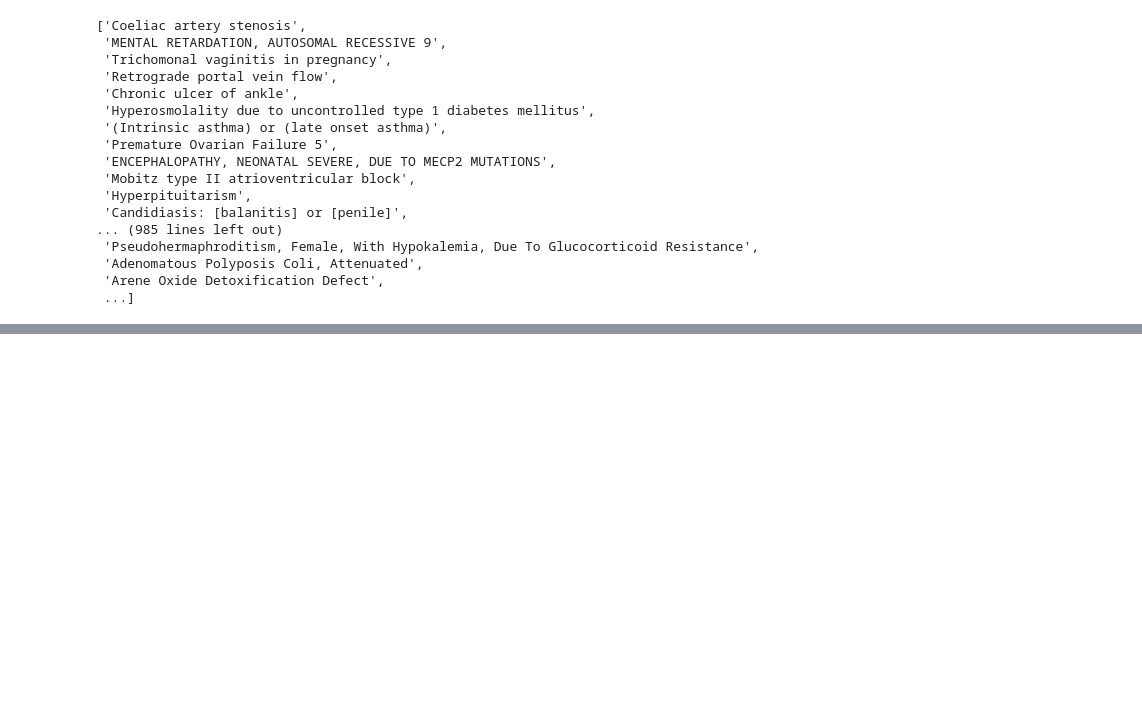
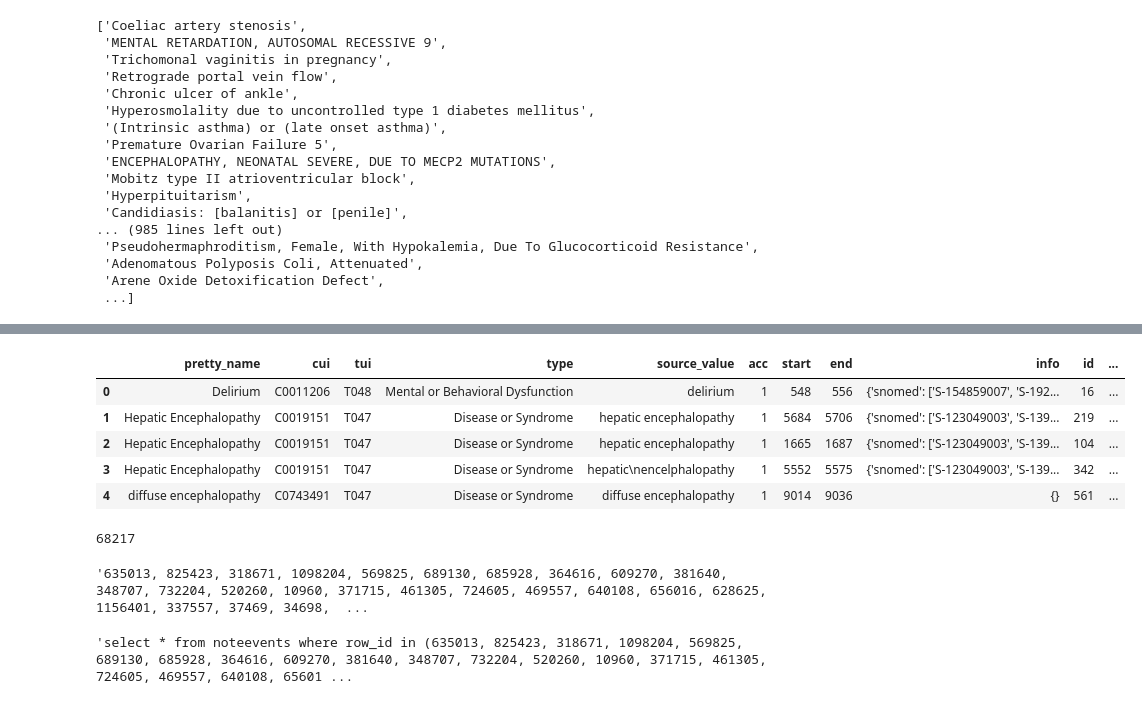
Before and after one commit to wtgme/KER, a Jupyter notebook: data_loader.ipynb, the cells around one changed output, grey strips where cells are left out. Drawn from its saved outputs; the diff is of its cells as text; code cells hidden in the pictures; blank space fills up the shorter version.

```diff
--- a/data_loader.ipynb
+++ b/data_loader.ipynb
@@ -206,0 +213,2 @@ list(df['d.name'])
+# %%
+client = Elasticsearch('http://elastic:Admin2019@10.200.112.204:9200', request_timeout=6000, retry_on_timeout=True)
@@ -206,0 +218,24 @@ list(df['d.name'])
+# %%
+index = 'mimic_medcat'
+doc_type = 'doc'
+# %%
+# q = Q("match", pretty_name='psychosis') | Q("match_phrase", pretty_name='Atrial fibrillation')
+q = Q("match", pretty_name='encephalopathy') | Q("match", pretty_name='delirium')
+# q = Q("match", cui='C0011206')
+s = Search(using=client, index=index, doc_type=doc_type).filter(q)
+# s = s.source(includes=['d_id'])
+# %%
+df = pd.DataFrame((d.to_dict() for d in s.scan()))
+# %%
+df.head()
+# %% [output]
+|  | pretty_name | cui | tui | type | source_value | acc | start | end | info | id | ... |
+| 0 | Delirium | C0011206 | T048 | Mental or Behavioral Dysfunction | delirium | 1 | 548 | 556 | {'snomed': ['S-154859007', 'S-192... | 16 | ... |
+| 1 | Hepatic Encephalopathy | C0019151 | T047 | Disease or Syndrome | hepatic encephalopathy | 1 | 5684 | 5706 | {'snomed': ['S-123049003', 'S-139... | 219 | ... |
+| 2 | Hepatic Encephalopathy | C0019151 | T047 | Disease or Syndrome | hepatic encephalopathy | 1 | 1665 | 1687 | {'snomed': ['S-123049003', 'S-139... | 104 | ... |
+| 3 | Hepatic Encephalopathy | C0019151 | T047 | Disease or Syndrome | hepatic\nencelphalopathy | 1 | 5552 | 5575 | {'snomed': ['S-123049003', 'S-139... | 342 | ... |
+| 4 | diffuse encephalopathy | C0743491 | T047 | Disease or Syndrome | diffuse encephalopathy | 1 | 9014 | 9036 | {} | 561 | ... |
+# %%
+df['row_id'].nunique()
+# %% [output]
+68217
@@ -206,0 +257,4 @@ list(df['d.name'])
+# %%
+ids
+# %% [output]
+'635013, 825423, 318671, 1098204, 569825, 689130, 685928, 364616, 609270, 381640, 348707, 732204, 520260, 10960, 371715, 461305, 724605, 469557, 640108, 656016, 628625, 1156401, 337557, 37469, 34698,  ...
@@ -206,0 +266,4 @@ list(df['d.name'])
+# %%
+sql_query
+# %% [output]
+'select * from noteevents where row_id in (635013, 825423, 318671, 1098204, 569825, 689130, 685928, 364616, 609270, 381640, 348707, 732204, 520260, 10960, 371715, 461305, 724605, 469557, 640108, 65601 ...
```
Also changed, not shown: parts of 39 cells of this notebook, 1 other file.
